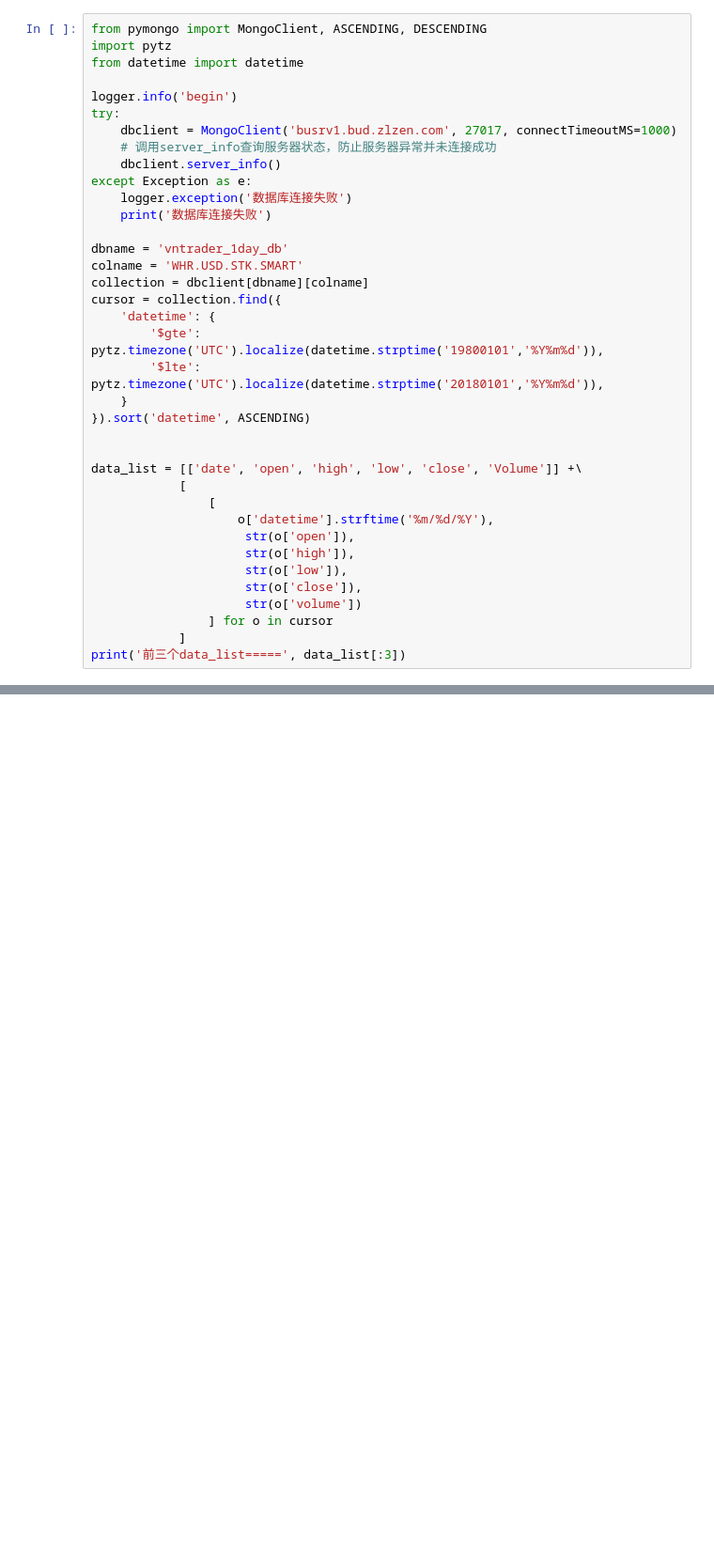
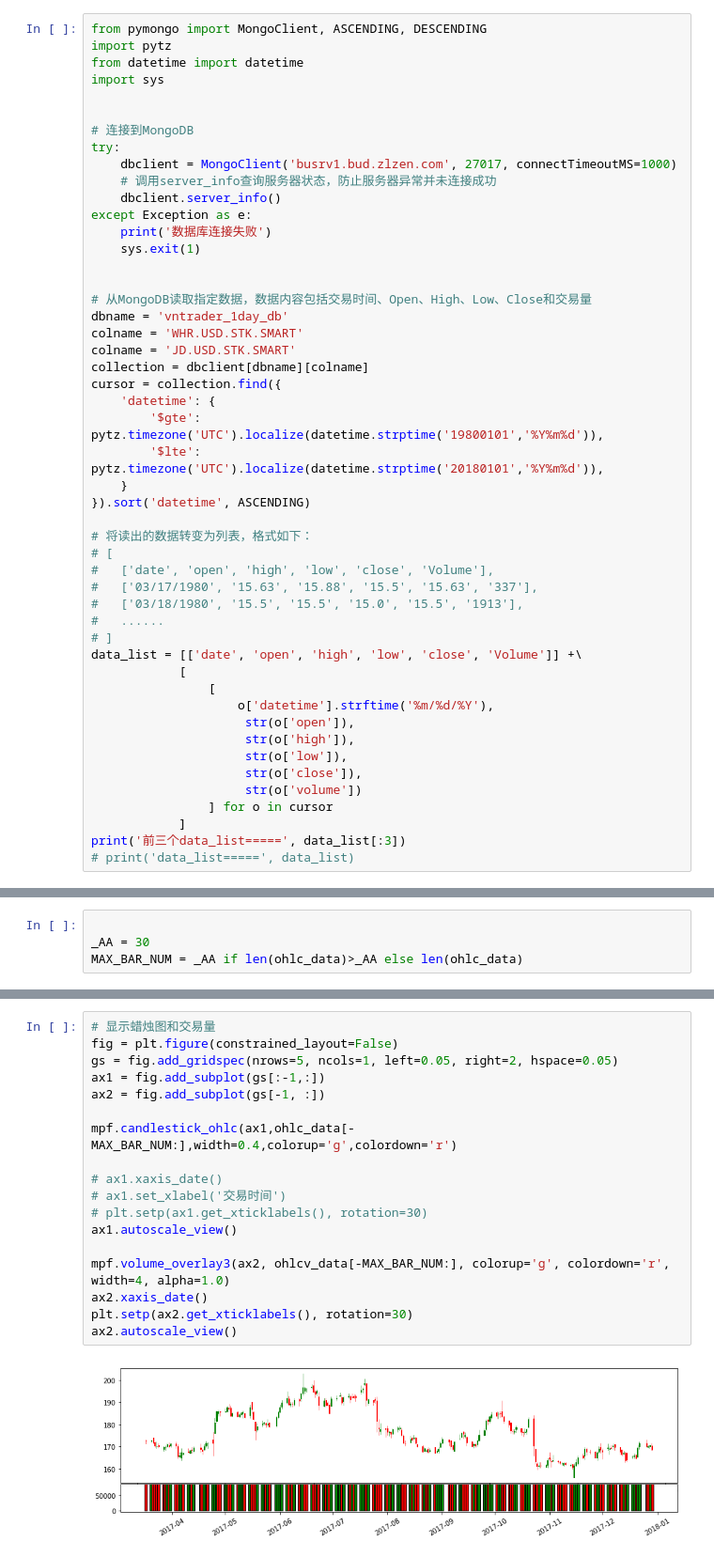
Before and after one commit to zhu4ling3/vnpy, a Jupyter notebook: examples/MyTest/show_candle.ipynb, the cells around one changed output, grey strips where cells are left out. Shown at 94% size. Cells and saved outputs as stored; diff of their text form; blank space fills up the shorter version.

```diff
--- a/examples/MyTest/show_candle.ipynb
+++ b/examples/MyTest/show_candle.ipynb
@@ -12,18 +2,23 @@ logger.addHandler(handler)
 from pymongo import MongoClient, ASCENDING, DESCENDING
 import pytz
 from datetime import datetime
+import sys
 
-logger.info('begin')
+
+# 连接到MongoDB
 try:
     dbclient = MongoClient('busrv1.bud.zlzen.com', 27017, connectTimeoutMS=1000)
     # 调用server_info查询服务器状态，防止服务器异常并未连接成功
     dbclient.server_info()
 except Exception as e:
-    logger.exception('数据库连接失败')
     print('数据库连接失败')
+    sys.exit(1)
 
+
+# 从MongoDB读取指定数据，数据内容包括交易时间、Open、High、Low、Close和交易量
 dbname = 'vntrader_1day_db'
 colname = 'WHR.USD.STK.SMART'
+colname = 'JD.USD.STK.SMART'
 collection = dbclient[dbname][colname]
 cursor = collection.find({
     'datetime': {
@@ -32,7 +27,13 @@ cursor = collection.find({
     }
 }).sort('datetime', ASCENDING)
 
-
+# 将读出的数据转变为列表，格式如下：
+# [
+#   ['date', 'open', 'high', 'low', 'close', 'Volume'],
+#   ['03/17/1980', '15.63', '15.88', '15.5', '15.63', '337'],
+#   ['03/18/1980', '15.5', '15.5', '15.0', '15.5', '1913'],
+#   ......
+# ]
 data_list = [['date', 'open', 'high', 'low', 'close', 'Volume']] +\
             [
                 [
@@ -45,4 +46,5 @@ data_list = [['date', 'open', 'high', 'low', 'close', 'Volume']] +\
                 ] for o in cursor
             ]
 print('前三个data_list=====', data_list[:3])
+# print('data_list=====', data_list)
 # %% [output]
@@ -85,0 +80,4 @@ ax1.autoscale_view()
+# %%
+
+_AA = 30
+MAX_BAR_NUM = _AA if len(ohlc_data)>_AA else len(ohlc_data)
@@ -85,0 +99,20 @@ ax1.autoscale_view()
+# %%
+# 显示蜡烛图和交易量
+fig = plt.figure(constrained_layout=False)
+gs = fig.add_gridspec(nrows=5, ncols=1, left=0.05, right=2, hspace=0.05)
+ax1 = fig.add_subplot(gs[:-1,:])
+ax2 = fig.add_subplot(gs[-1, :])
+
+mpf.candlestick_ohlc(ax1,ohlc_data[-MAX_BAR_NUM:],width=0.4,colorup='g',colordown='r')
+
+# ax1.xaxis_date()
+# ax1.set_xlabel('交易时间')
+# plt.setp(ax1.get_xticklabels(), rotation=30)
+ax1.autoscale_view()
+
+mpf.volume_overlay3(ax2, ohlcv_data[-MAX_BAR_NUM:], colorup='g', colordown='r', width=4, alpha=1.0)
+ax2.xaxis_date()
+plt.setp(ax2.get_xticklabels(), rotation=30)
+ax2.autoscale_view()
+# %% [output]
+[figure, added]
```
Also changed, not shown: parts of 6 cells of this notebook, 2 other files.
